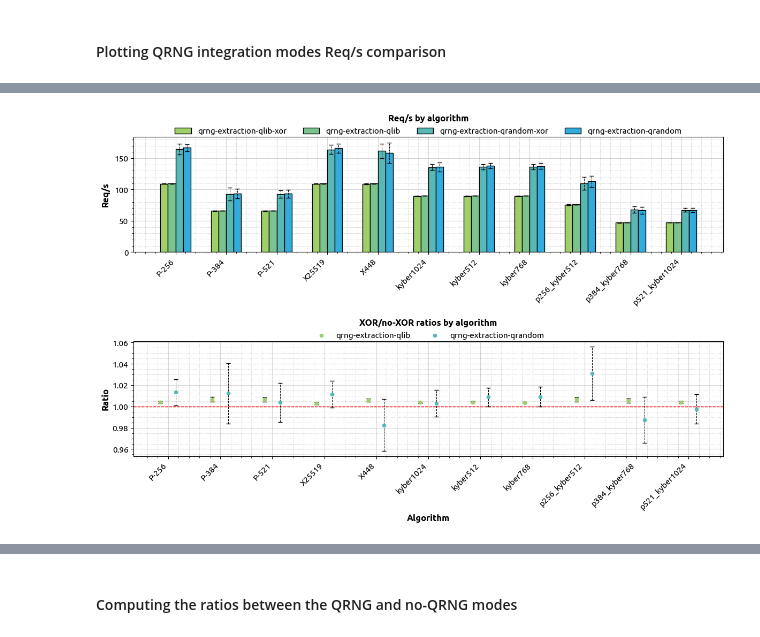
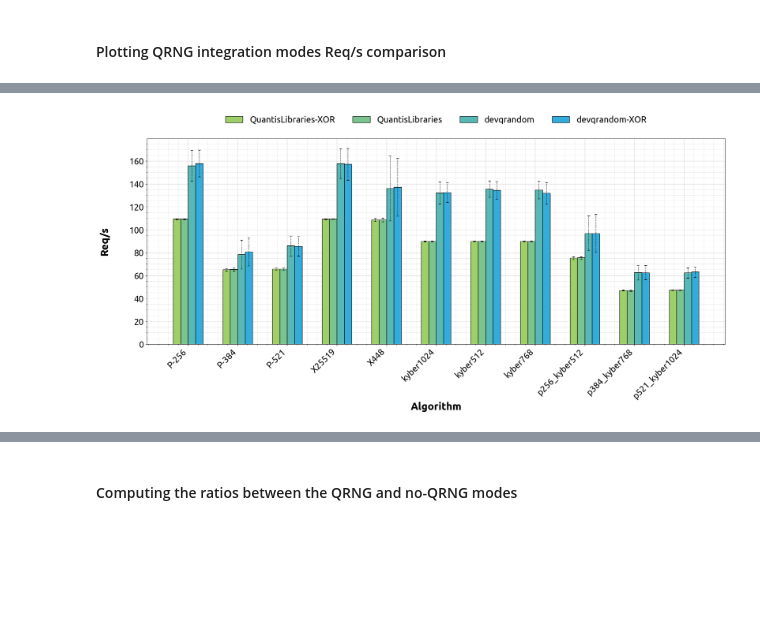
Before and after one commit to qursa-uc3m/quantis-qrng-tls-pq-bench, a Jupyter notebook: h2load-bench/data_analysis/data_analysis.ipynb, the cells around one changed output, grey strips where cells are left out. Saved outputs shown, nothing was run; the diff lists cells and outputs as text; code cells hidden in the pictures; blank space fills up the shorter version.

Commit message:
updating data analysis

```diff
--- a/h2load-bench/data_analysis/data_analysis.ipynb
+++ b/h2load-bench/data_analysis/data_analysis.ipynb
@@ -13,33 +21,4 @@ from data_processing.functions import combine_summary_dataframes
 ### Some functions definitions
 # %% [markdown]
 ## Req/s (batch) plots and calculations (from summary dataframe)
-# %%
-def xor_columns_ratios(input_df, error_column="Req/s_error"):
-    # List to collect results
-    results = []
-    to_ratio_column = "Req/s_mean"
-    # Group by algorithm
-    for alg, alg_group in input_df.groupby("algorithm"):
-        # Extract modes without '-xor'
-        base_modes = [mode for mode in alg_group["mode"].unique() if "-xor" not in mode]
-
-        # For each base mode, check if it has a corresponding -xor mode
-        for base_mode in base_modes:
-            if f"{base_mode}-xor" in alg_group["mode"].values:
-                base_row = alg_group[alg_group["mode"] == base_mode].iloc[0]
-                xor_row = alg_group[alg_group["mode"] == f"{base_mode}-xor"].iloc[0]
-
-                # Calculate ratio
-                ratio = base_row[to_ratio_column] / xor_row[to_ratio_column]
-
-                # Calculate error using propagation of errors formula for division
-                error = ratio * ((xor_row[error_column] / xor_row[to_ratio_column])**2 +
-                                 (base_row[error_column] / base_row[to_ratio_column])**2)**0.5
-
-                results.append({"algorithm": alg, "mode": base_mode, "xor_ratio": ratio, "xor_error": error})
-
-    # Convert list of dictionaries to DataFrame
-    output_df = pd.DataFrame(results)
-
-    return output_df
 # %%
@@ -219,10 +226,12 @@ def plot_req_s(input_df, error_column="Req/s_std", several_runs=True, xor_ratios
 # %% [markdown]
 #### Plotting QRNG no-QRNG Req/s comparison
 # %%
+IS_REVIEW = True
 n_clients = 1000
 n_requests = 1000
 summary_modes_list =  ["qrng-extraction-qrandom-xor", "qrng-extraction-rngtools_reseed1", "no-qrng"]
-_, summary_df_all = combine_summary_dataframes(n_clients, n_requests, summary_modes_list, several_runs=True, n_runs = 100)
+_, summary_df_all = combine_summary_dataframes(n_clients, n_requests, summary_modes_list, n_runs=100, is_review=IS_REVIEW)
+summary_df_all['mode'] = summary_df_all['mode'].map(MODE_NAME_CHANGES)
 summary_df_all.head()
 # %% [output]
 |  | algorithm | mode | Req/s_mean | data/s_MB/s_mean | requests_total_mean | requests_started_mean | ... |
@@ -246,0 +269,4 @@ plot_req_s(summary_df_all, error_column=error_column, several_runs=True, xor_rat
+# %%
+plot_title = f"{n_clients}_clients_{n_requests}_requests_openssl_vs_linux_measured_bytes.png"
+
+plot_req_s(summary_df_all, measured_bytes=df_measured_bytes, error_column=error_column, several_runs=True, xor_ratios=False, n_clients=n_clients, n_requests=n_requests, plot_title=plot_title)
@@ -248,7 +276,8 @@ plot_req_s(summary_df_all, error_column=error_column, several_runs=True, xor_rat
 #### Plotting QRNG integration modes Req/s comparison
 # %%
 qrng_openssl_modes_list =  ["qrng-extraction-qlib", "qrng-extraction-qlib-xor", "qrng-extraction-qrandom", "qrng-extraction-qrandom-xor"]
-_, qrng_openssl_df_all = combine_summary_dataframes(n_clients, n_requests, qrng_openssl_modes_list, several_runs=True, n_runs = 100)
+_, qrng_openssl_df_all = combine_summary_dataframes(n_clients, n_requests, qrng_openssl_modes_list, n_runs=100, is_review=IS_REVIEW)
+qrng_openssl_df_all['mode'] = qrng_openssl_df_all['mode'].map(MODE_NAME_CHANGES)
 qrng_openssl_df_all.head()
 # %% [output]
 |  | algorithm | mode | Req/s_mean | data/s_MB/s_mean | requests_total_mean | requests_started_mean | ... |
@@ -260,20 +289,22 @@ qrng_openssl_df_all.head()
 5 rows × 23 columns
 # %%
 #error_column = "Req/s_std"
-xor_ratios=True
+xor_ratios=False
 error_column = "Req/s_std"
 if error_column == "Req/s_std":
     if xor_ratios:
         plot_title = f"{n_clients}_clients_{n_requests}_openssl_comparison_xor_ratios.png"
     else:
         plot_title = f"{n_clients}_clients_{n_requests}_openssl_comparison.png"
 elif error_column == "Req/s_error":
     if xor_ratios:
         plot_title = f"{n_clients}_clients_{n_requests}_openssl_comparison_xor_ratios_std_error.png"
     else:
         plot_title = f"{n_clients}_clients_{n_requests}_openssl_comparison_std_error.png"
 else:
     raise Exception("Invalid error column")
+if IS_REVIEW:
+    plot_title = plot_title.replace(".png", "_review.png")
 plot_req_s(qrng_openssl_df_all, error_column=error_column, several_runs=True, xor_ratios=xor_ratios, n_clients=1000, n_requests=1000, plot_title=plot_title)
 # %% [output]
-[figure, old version]
+[figure, new version]
```
Also changed, not shown: parts of 18 cells of this notebook, 2 other files.
